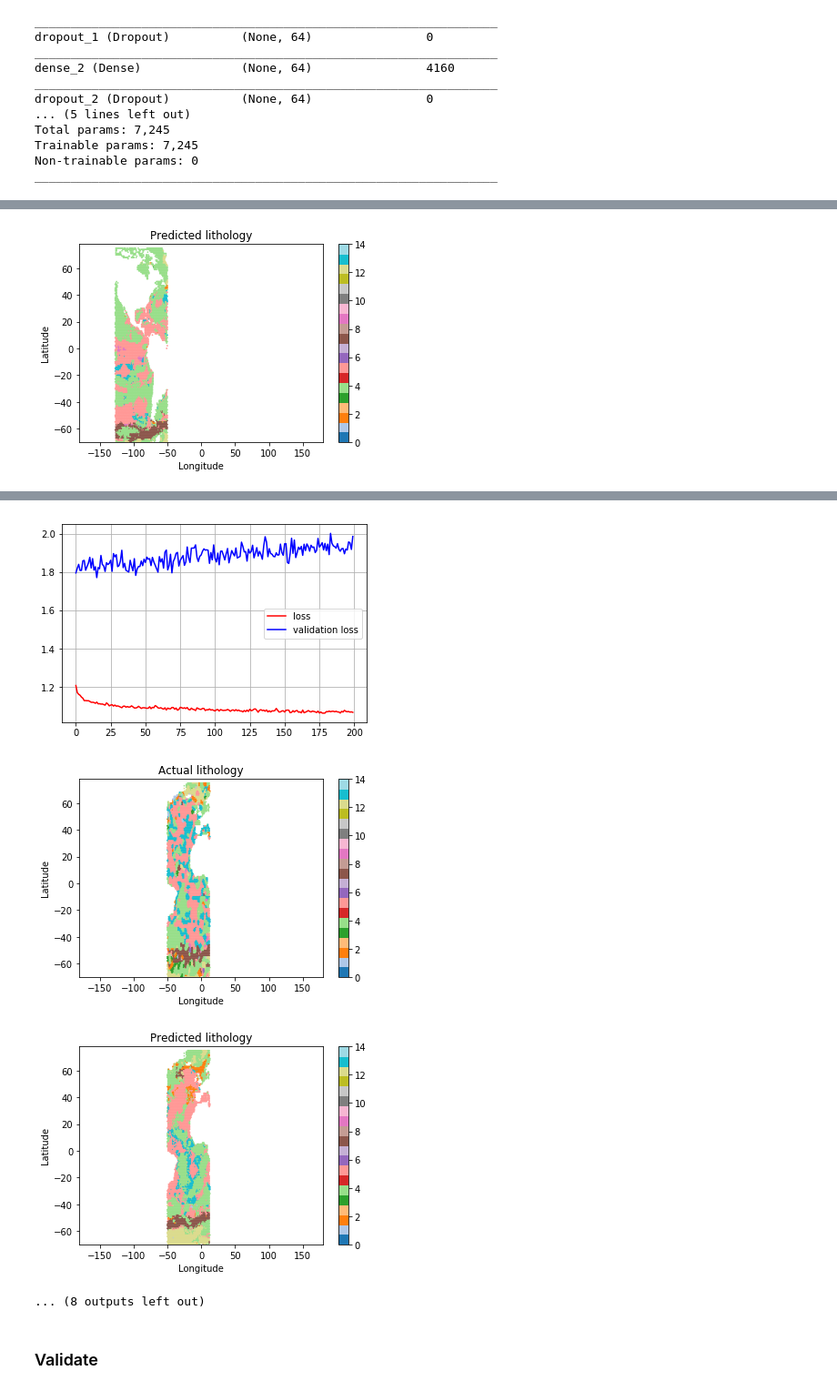
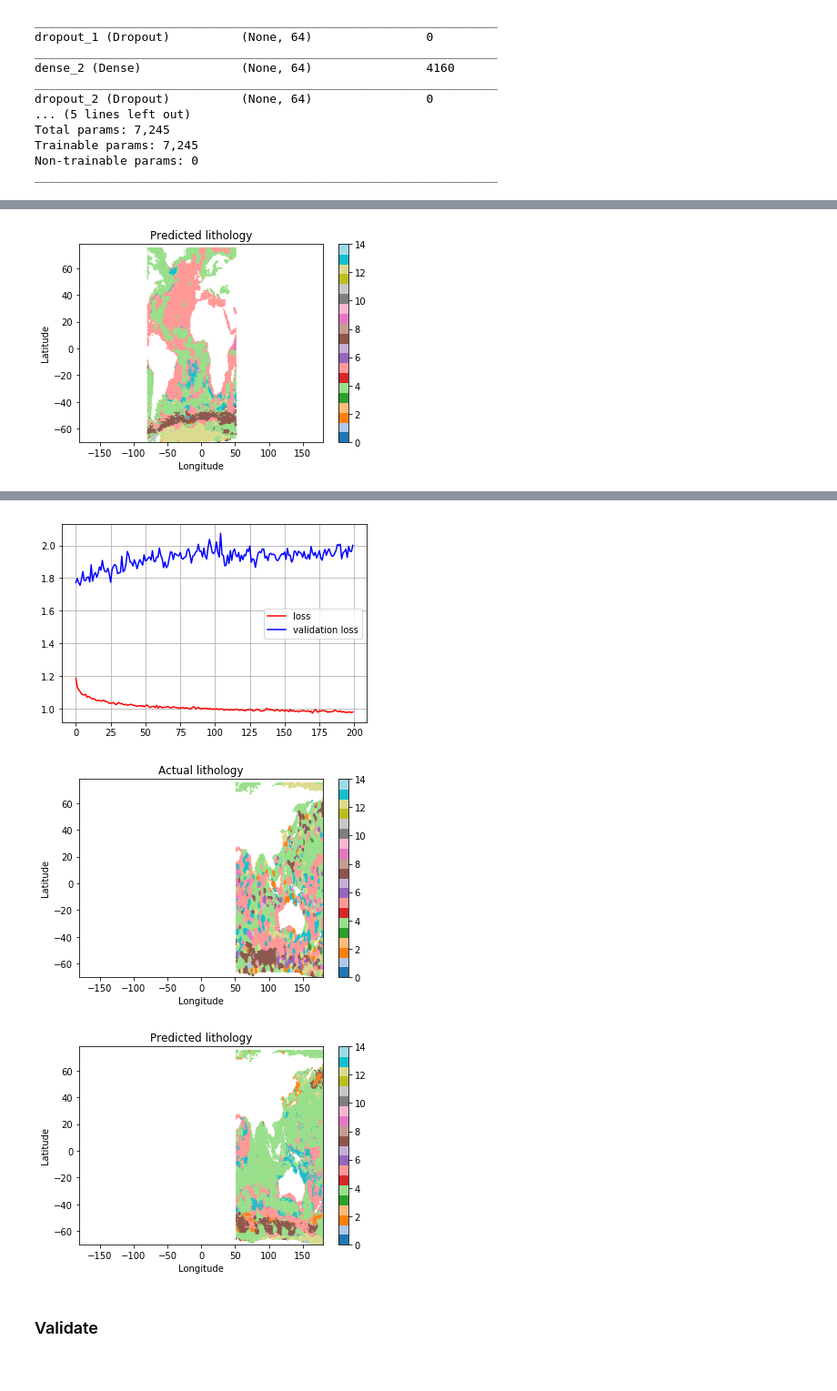
Before and after one commit to joyceyuu/sea, a Jupyter notebook: Keras Lithology 2.ipynb, the cells around one changed output, grey strips where cells are left out. Shown at 91% size. Drawn from its saved outputs; the diff is of its cells as text; code cells hidden in the pictures.

Commit message:
3 fold with validation_split epochs=200

```diff
--- a/Keras Lithology 2.ipynb
+++ b/Keras Lithology 2.ipynb
@@ -173,7 +173,7 @@ batch_size = 5
 verbose = True
 
 # use 5 fold cross validation without shuffle
-kfold = KFold(n_splits=5, random_state=seed)
+kfold = KFold(n_splits=3, random_state=seed)
 lon = dfdata["longitude"].values
 lat = dfdata["latitude"].values
 
@@ -242 +242 @@ Epoch 200/200
-[figure, old version]
+[figure, new version]
@@ -260,7 +260,6 @@ Epoch 200/200
-[figure, old version]
+[figure, new version]
-[figure, old version]
+[figure, new version]
-[figure, old version]
+[figure, new version]
-... (8 outputs left out)
 # %% [markdown]
 ### Validate
 # %%
```
Also changed, not shown: parts of 3 cells of this notebook.
